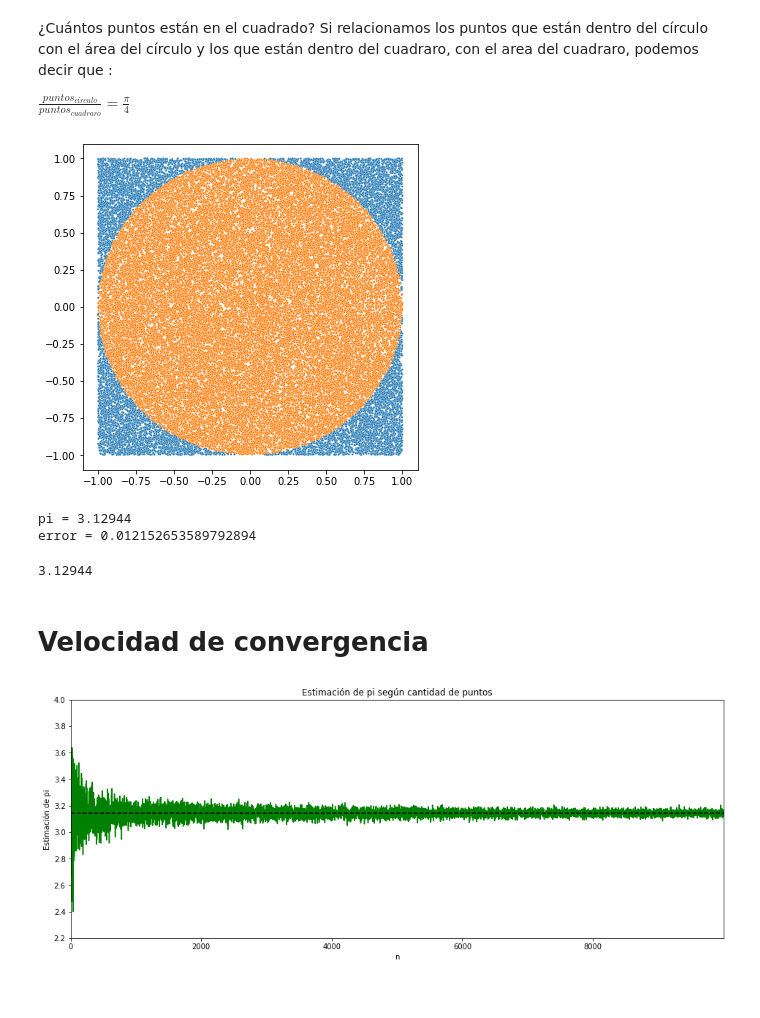
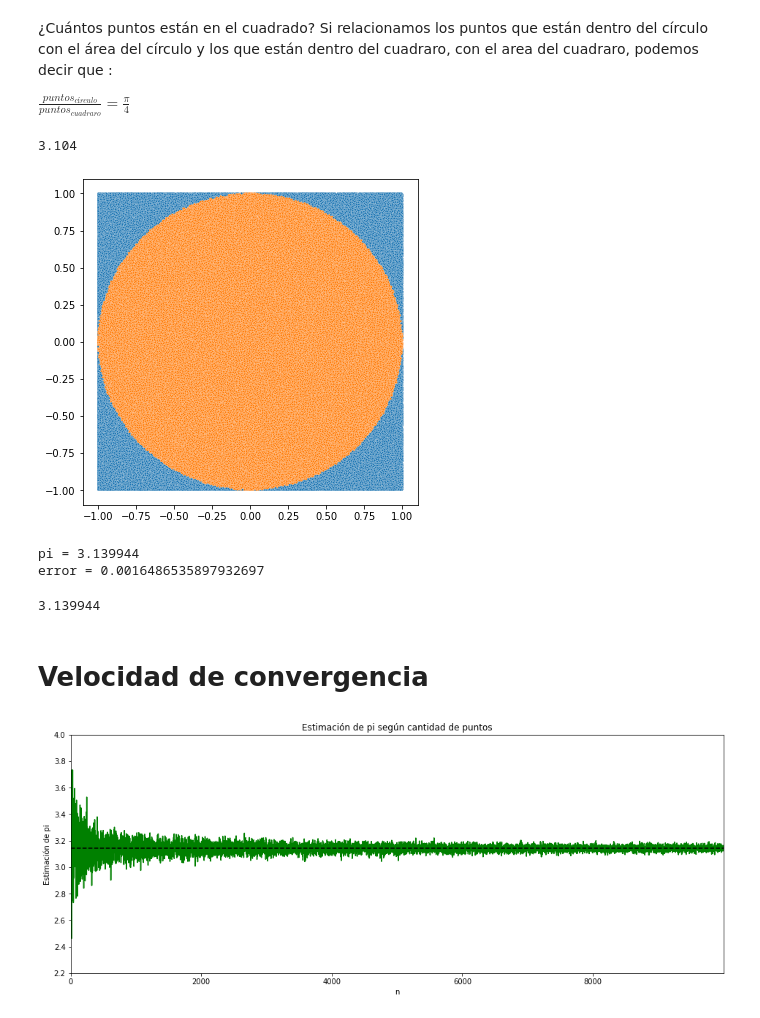
Before and after one commit to AnIsAsPe/Estimacion-probabilidad-conflicto-en-trayectorias-de-vuelos-paralelos, a Jupyter notebook: Notebooks/Estimación_de_pi_con_Montecarlo.ipynb, the cells around one changed output. Drawn from its saved outputs; the diff is of its cells as text; code cells hidden in the pictures.

```diff
--- a/Notebooks/Estimación_de_pi_con_Montecarlo.ipynb
+++ b/Notebooks/Estimación_de_pi_con_Montecarlo.ipynb
@@ -51,7 +51,7 @@ plt.show()
 # Solución
 # %%
 #Generación de las coordenadas aleatorias
-n=100
+n=1000
 a, b = -1., 1.
 xs = np.random.uniform(low=a, high=b, size=n)
 ys = np.random.uniform(low=a, high=b, size=n)
@@ -69,6 +69,10 @@ puntos_circulo
 Si relacionamos los puntos que están dentro del círculo con el área del círculo y los que están dentro del cuadraro, con el area del cuadraro, podemos decir que :
 
 $ \frac{puntos_{círculo}}{puntos_{cuadraro}}= \frac{\pi}{4}$
+# %%
+4*776/n
+# %% [output]
+3.104
 # %%
 def calcula_pi(n, print_results=True):
   '''Se lanzan puntos aleatorios con distribución uniforme en un cuadraro de
@@ -101,12 +105,12 @@ def calcula_pi(n, print_results=True):
 
   return pi
 # %%
-calcula_pi(50000)
+calcula_pi(1000000)
 # %% [output]
-[figure, old version]
+[figure, new version]
-pi = 3.12944
-error = 0.012152653589792894
+pi = 3.139944
+error = 0.0016486535897932697
-3.12944
+3.139944
 # %% [markdown]
 # Velocidad de convergencia
 # %%
@@ -127,4 +131,4 @@ plt.ylabel('Estimación de pi')
 plt.title('Estimación de pi según cantidad de puntos')
 plt.show()
 # %% [output]
-[figure, old version]
+[figure, new version]
```
Also changed, not shown: parts of 4 cells of this notebook.
